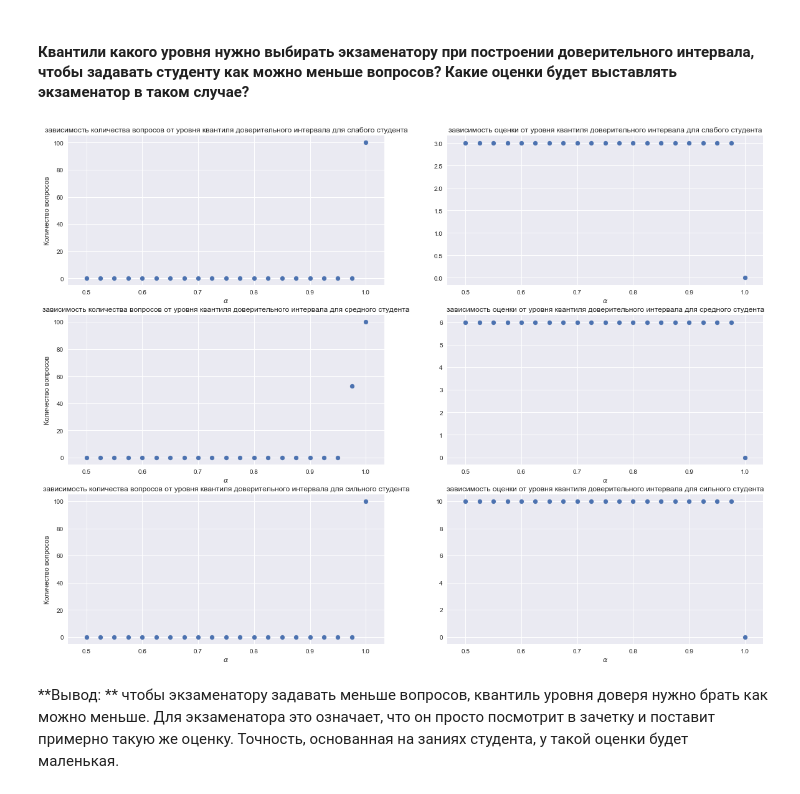
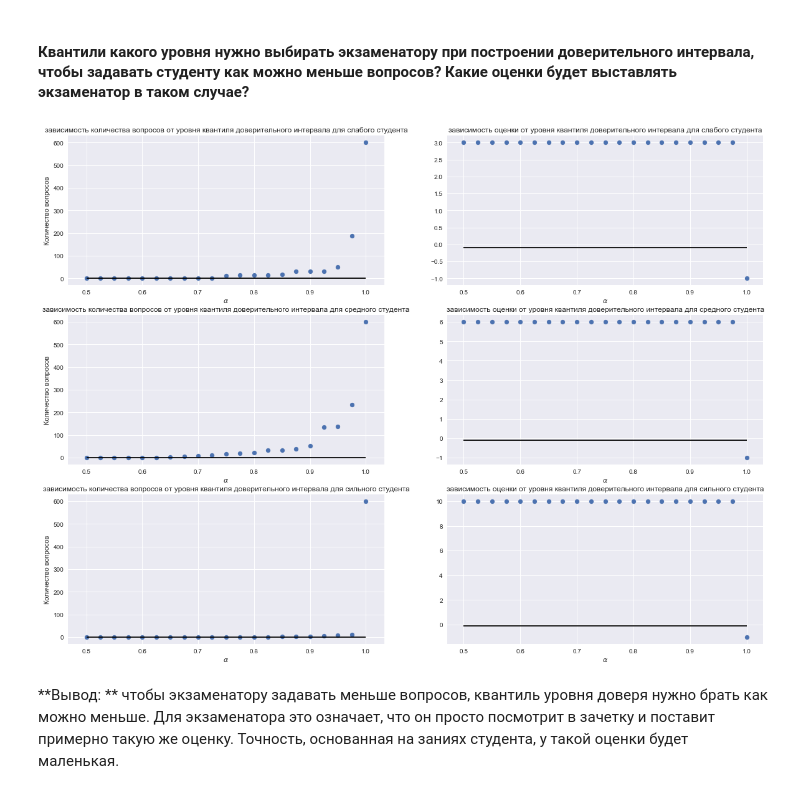
Before and after one commit to ArtemKupriyanov/MIPT-PROGRAMMING, a Jupyter notebook: Math-Stat/4_task/4.92.ipynb, the cells around one changed output. Saved outputs shown, nothing was run; the diff lists cells and outputs as text; code cells hidden in the pictures.

```diff
--- a/Math-Stat/4_task/4.92.ipynb
+++ b/Math-Stat/4_task/4.92.ipynb
@@ -619,17 +619,15 @@ def bern_posterior_params(sample, a, b):
                                           range(len(sample)+1))))
     return params
 # %%
-n_questions = 100
+n_questions = 600
 strong, medium, weak = 0.9, 0.5, 0.2
 strong_student_sample = sps.bernoulli(p=strong).rvs(n_questions)
 medium_student_sample = sps.bernoulli(p=medium).rvs(n_questions)
 weak_student_sample = sps.bernoulli(p=weak).rvs(n_questions)
 alpha_array = np.linspace(0.5, 1, 21)
 
-def prior_params(type_student, good_params, n_questions):
-    if good_params:
-        return type_student * n_questions, (1 - type_student) * n_questions
-    return (1 - type_student) * n_questions, type_student * n_questions
+def prior_params(type_student):
+        return type_student * 20, (1 - type_student) * 20
 # %%
 def cnt_marks_in_credible_interval(left_ci, right_ci):
     ''' Считает количество оценок, которые попали в байесовский доверительный интервал
@@ -652,39 +650,41 @@ for i, sample, type_student, label_student in zip([1, 2, 3], [weak_student_sampl
                                                               strong_student_sample],
                                [weak, medium, strong],
                                                   ["слабого студента", "средного студента", "сильного студента"]):
-    posterior_params = bern_posterior_params(sample, *prior_params(type_student, True, n_questions))
+    posterior_params = bern_posterior_params(sample, *prior_params(type_student))
     marks = []
     cnt_quest_array = []
     for alpha in alpha_array:
         credible_interval = get_bayesian_interval(sps.beta, posterior_params, alpha)
     #     print(alpha)
     #     for cr in credible_interval:
     #         print(cr)
         for cnt_questions, ci in enumerate(credible_interval):
             mark, len_ci_marks = cnt_marks_in_credible_interval(*ci)
             if mark is not None:
     #             print(cnt_questions)
                 cnt_quest_array.append(cnt_questions)
                 marks.append(mark)
                 break
             if cnt_questions == len(credible_interval) - 1:
                 cnt_quest_array.append(cnt_questions)
-                marks.append(0)
+                marks.append(-1)
     #     print("______________________________")
     #     print("______________________________")
     plt.subplot(3, 2, 2 * i - 1)
     plt.scatter(alpha_array, cnt_quest_array)
+    plt.hlines(-0.1, 0.5, 1)
     plt.title("зависимость количества вопросов от уровня квантиля доверительного интервала для %s" % label_student)
     plt.xlabel("$\\alpha$")
     plt.ylabel("Количество вопросов")
     plt.subplot(3, 2, 2 * i)
+    plt.hlines(-0.1, 0.5, 1)
     plt.scatter(alpha_array, marks)
     plt.title("зависимость оценки от уровня квантиля доверительного интервала для %s" % label_student)
     plt.xlabel("$\\alpha$")
     plt.ylabel("")
 plt.show()
 # %% [output]
-[figure, old version]
+[figure, new version]
 # %% [markdown]
 **Вывод: ** чтобы экзаменатору задавать меньше вопросов, квантиль уровня доверя нужно брать как можно меньше. Для экзаменатора это означает, что он просто посмотрит в зачетку и поставит примерно такую же оценку. Точность, основанная на заниях студента, у такой оценки будет маленькая.
 # %% [markdown]
```
Also changed, not shown: parts of 3 cells of this notebook.
